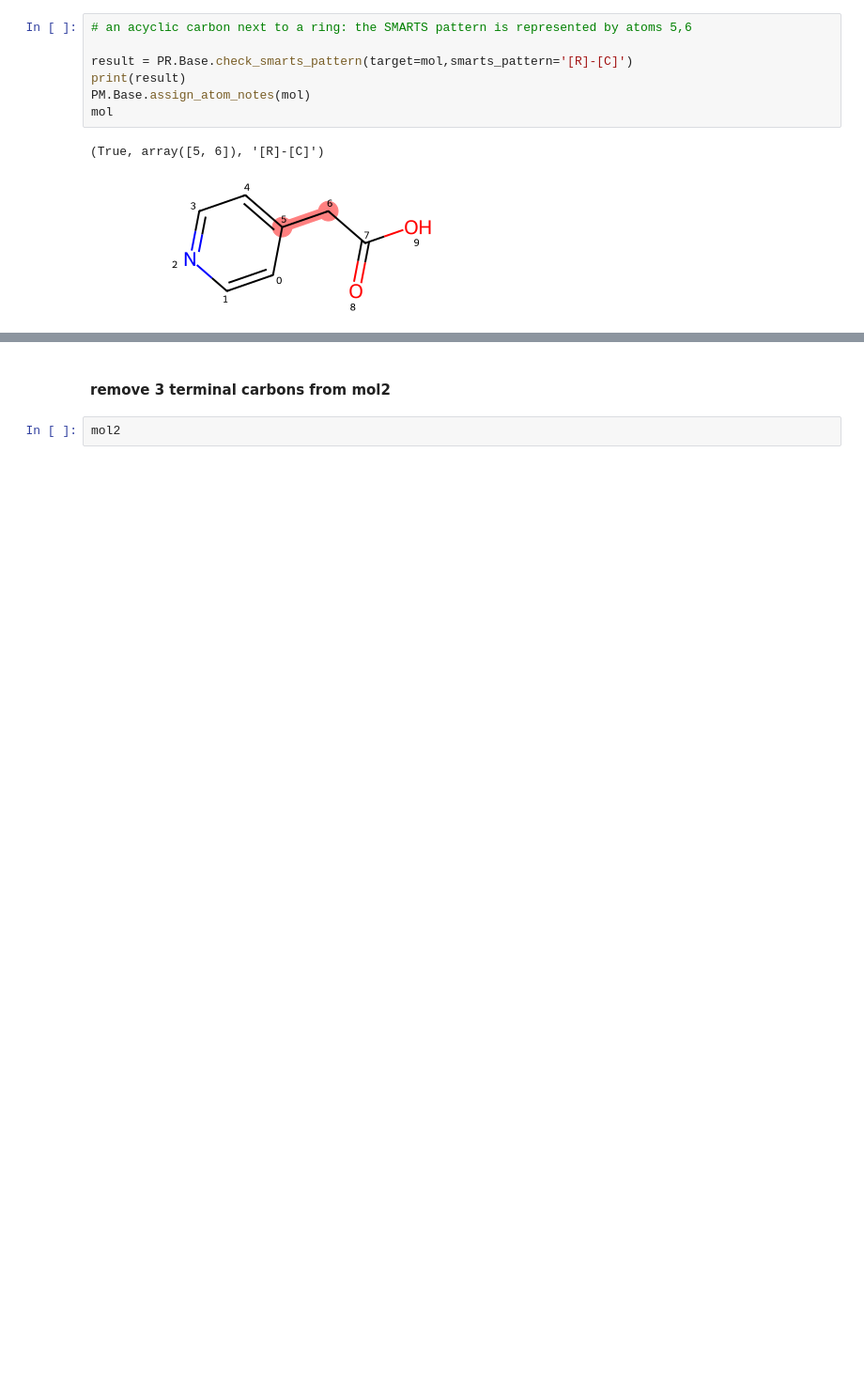
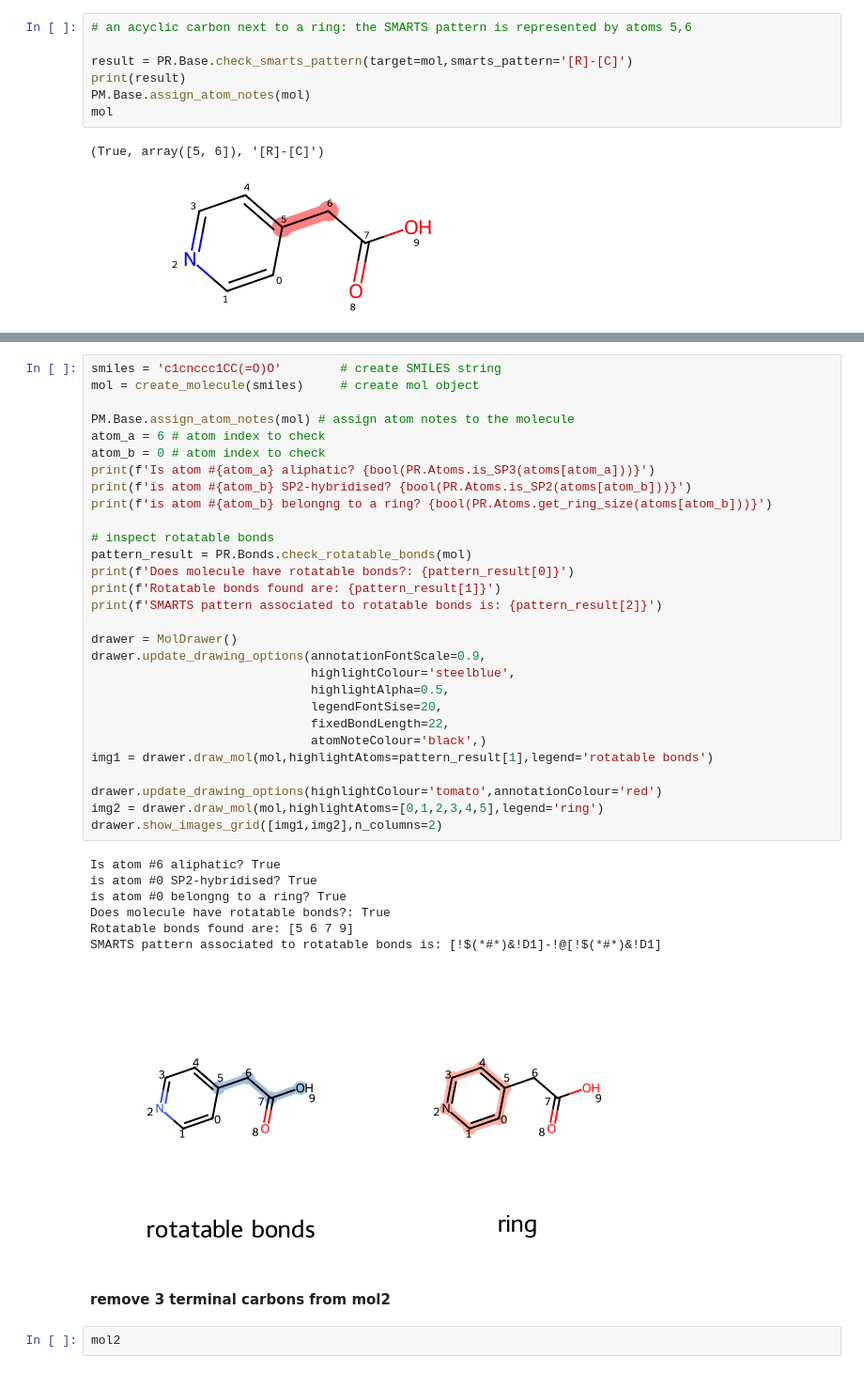
Before and after one commit to seacunilever/mlchem, a Jupyter notebook: examples/5 - Molecule Manipulation/mol_manipulator.ipynb, the cells around one changed output, grey strips where cells are left out. Shown at 94% size. Drawn from its saved outputs; the diff is of its cells as text; blank space fills up the shorter version.

```diff
--- a/examples/5 - Molecule Manipulation/mol_manipulator.ipynb
+++ b/examples/5 - Molecule Manipulation/mol_manipulator.ipynb
@@ -234,3 +259,40 @@ False
+# %%
+smiles = 'c1cnccc1CC(=O)O'        # create SMILES string
+mol = create_molecule(smiles)     # create mol object
+
+PM.Base.assign_atom_notes(mol) # assign atom notes to the molecule
+atom_a = 6 # atom index to check
+atom_b = 0 # atom index to check
+print(f'Is atom #{atom_a} aliphatic? {bool(PR.Atoms.is_SP3(atoms[atom_a]))}')
+print(f'is atom #{atom_b} SP2-hybridised? {bool(PR.Atoms.is_SP2(atoms[atom_b]))}')
+print(f'is atom #{atom_b} belongng to a ring? {bool(PR.Atoms.get_ring_size(atoms[atom_b]))}')
+
+# inspect rotatable bonds
+pattern_result = PR.Bonds.check_rotatable_bonds(mol)
+print(f'Does molecule have rotatable bonds?: {pattern_result[0]}')
+print(f'Rotatable bonds found are: {pattern_result[1]}')
+print(f'SMARTS pattern associated to rotatable bonds is: {pattern_result[2]}')
+
+drawer = MolDrawer()
+drawer.update_drawing_options(annotationFontScale=0.9,
+                              highlightColour='steelblue',
+                              highlightAlpha=0.5,
+                              legendFontSise=20,
+                              fixedBondLength=22,
+                              atomNoteColour='black',)
+img1 = drawer.draw_mol(mol,highlightAtoms=pattern_result[1],legend='rotatable bonds')
+
+drawer.update_drawing_options(highlightColour='tomato',annotationColour='red')
+img2 = drawer.draw_mol(mol,highlightAtoms=[0,1,2,3,4,5],legend='ring')
+drawer.show_images_grid([img1,img2],n_columns=2)
+# %% [output]
+Is atom #6 aliphatic? True
+is atom #0 SP2-hybridised? True
+is atom #0 belongng to a ring? True
+Does molecule have rotatable bonds?: True
+Rotatable bonds found are: [5 6 7 9]
+SMARTS pattern associated to rotatable bonds is: [!$(*#*)&!D1]-!@[!$(*#*)&!D1]
+[figure, added]
 # %% [markdown]
 #### remove 3 terminal carbons from mol2
 # %%
```
Also changed, not shown: parts of 37 cells of this notebook.
